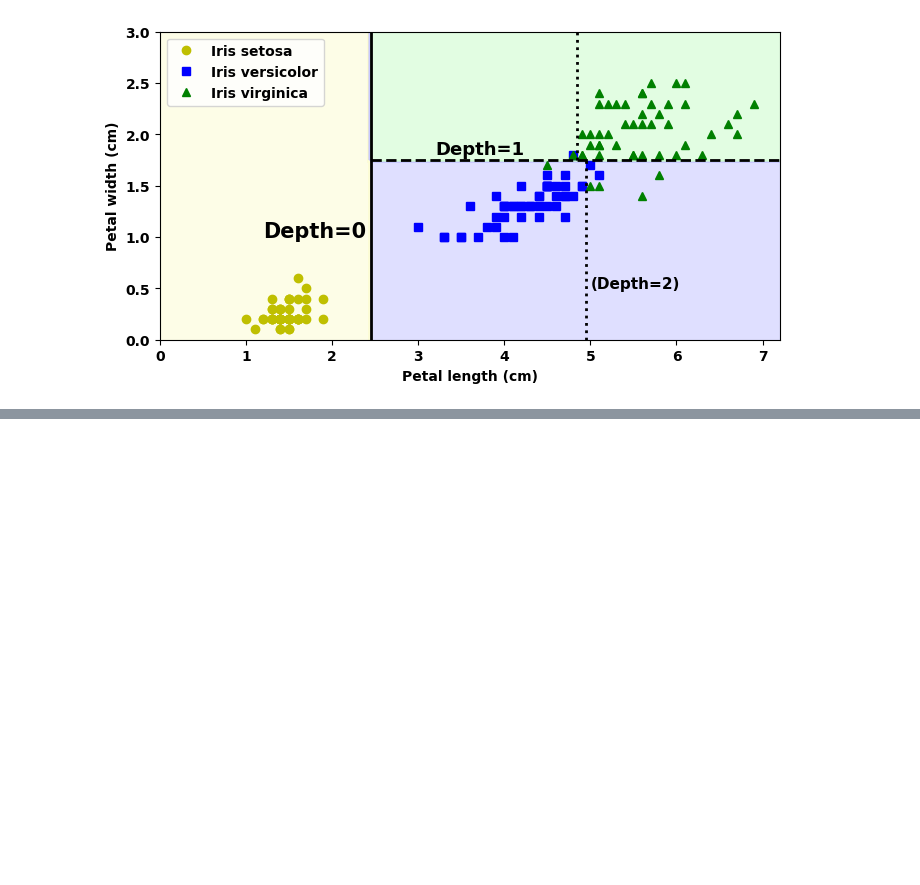
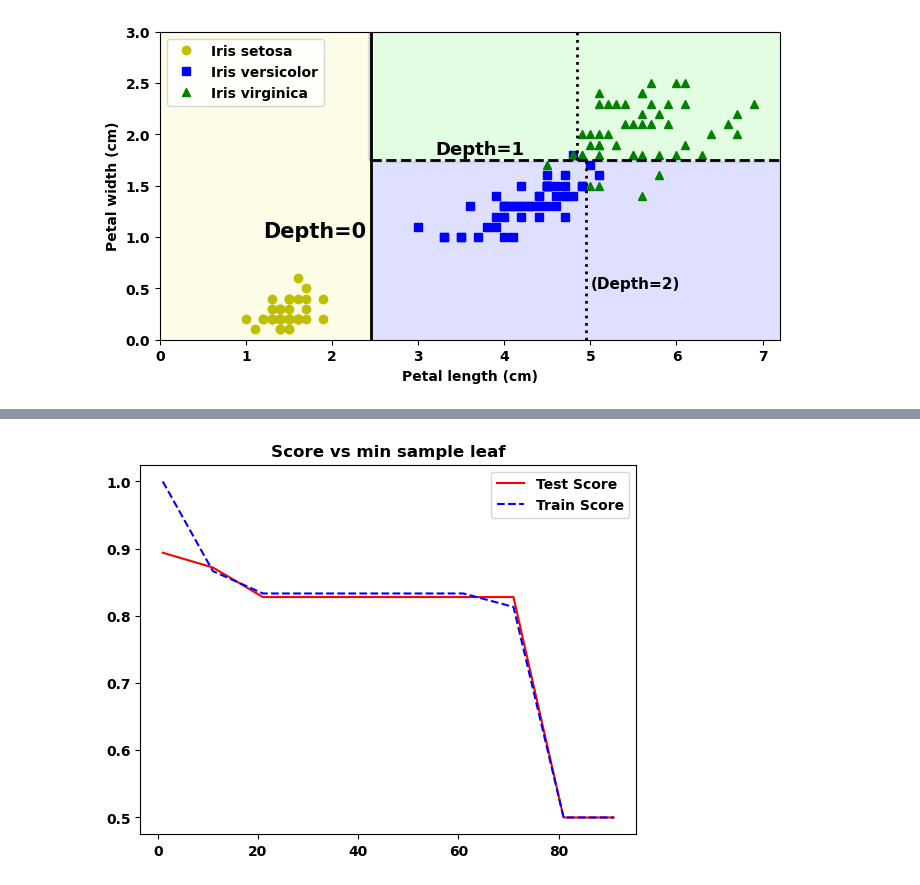
Before and after one commit to sayedgamal99/Data-Science, a Jupyter notebook: Educational/Hands-On-Machine-Learning/CH6 Decision Trees/notebook.ipynb, the cells around one changed output, grey strips where cells are left out. Saved outputs shown, nothing was run; the diff lists cells and outputs as text; code cells hidden in the pictures; blank space fills up the shorter version.

```diff
--- a/Educational/Hands-On-Machine-Learning/CH6 Decision Trees/notebook.ipynb
+++ b/Educational/Hands-On-Machine-Learning/CH6 Decision Trees/notebook.ipynb
@@ -126,0 +203,15 @@ plt.show()
+# %%
+train_scores, scores, nn = [], [], 100
+for n in range(1, nn, 10):
+    tree3 = DecisionTreeClassifier(min_samples_leaf=n, random_state=32)
+    tree3.fit(X, y)
+    scores.append(tree3.score(X_test, y_test))
+    train_scores.append(tree3.score(X, y))
+
+plt.plot(range(1, nn, 10), scores, 'r-', label='Test Score')
+plt.plot(range(1, nn, 10), train_scores, 'b--', label='Train Score')
+plt.legend()
+plt.title('Score vs min sample leaf')
+plt.show()
+# %% [output]
+[figure, added]
```
Also changed, not shown: parts of 25 cells of this notebook.
